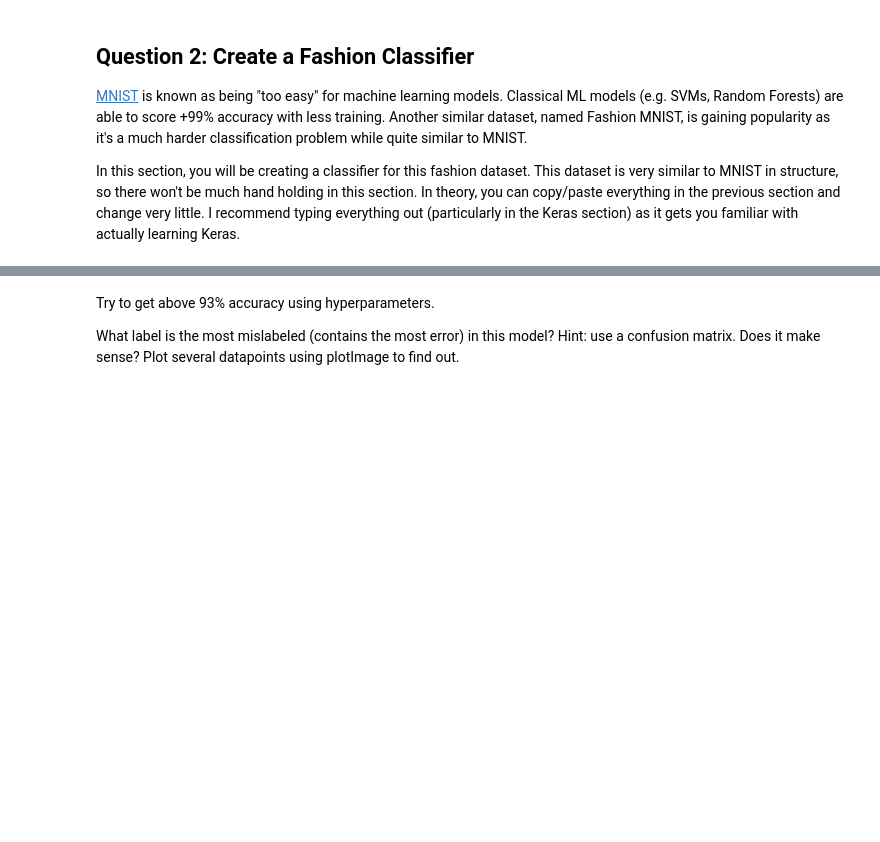
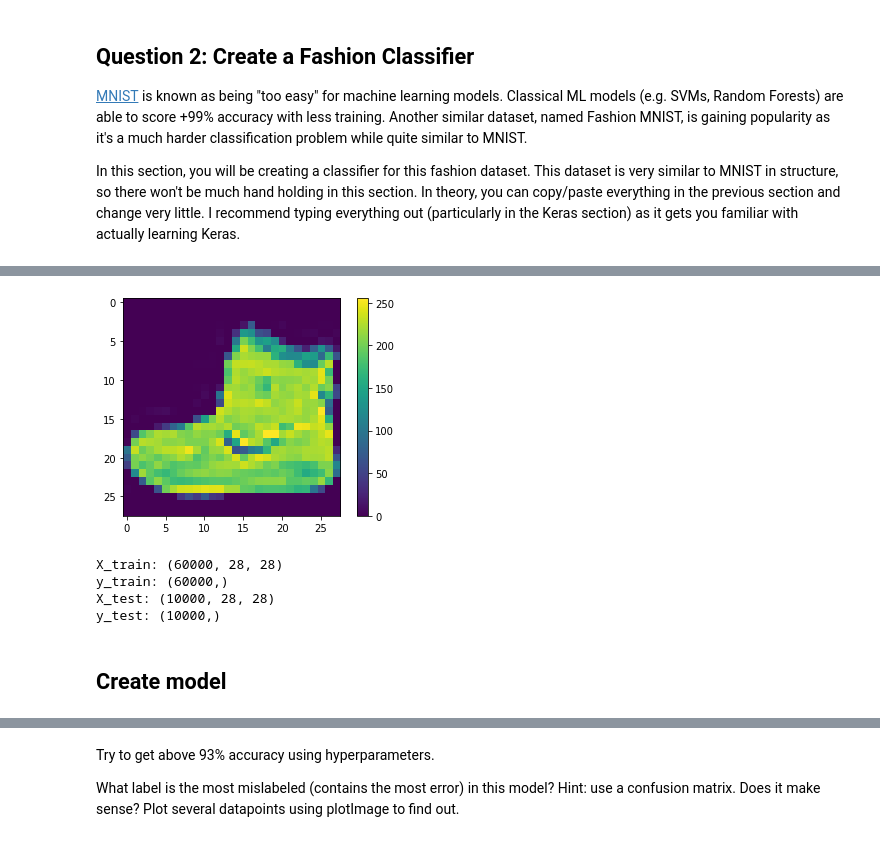
Before and after one commit to SamuelFolledo/DS2.2-Deep-Learning, a Jupyter notebook: HW1.ipynb, the cells around one changed output, grey strips where cells are left out. Drawn from its saved outputs; the diff is of its cells as text; code cells hidden in the pictures; blank space fills up the shorter version.

```diff
--- a/HW1.ipynb
+++ b/HW1.ipynb
@@ -429,0 +428,18 @@ pyplot.show()
+# %%
+plt.figure()
+plt.imshow(trainX[0])
+plt.colorbar()
+plt.grid(False)
+plt.show()
+# %% [output]
+[figure, added]
+# %%
+print("X_train:", trainX.shape)
+print("y_train:", trainy.shape)
+print("X_test:", testX.shape)
+print("y_test:", testy.shape)
+# %% [output]
+X_train: (60000, 28, 28)
+y_train: (60000,)
+X_test: (10000, 28, 28)
+y_test: (10000,)
@@ -429,0 +453,2 @@ pyplot.show()
+# %% [markdown]
+## Create model
```
Also changed, not shown: parts of 9 cells of this notebook.
